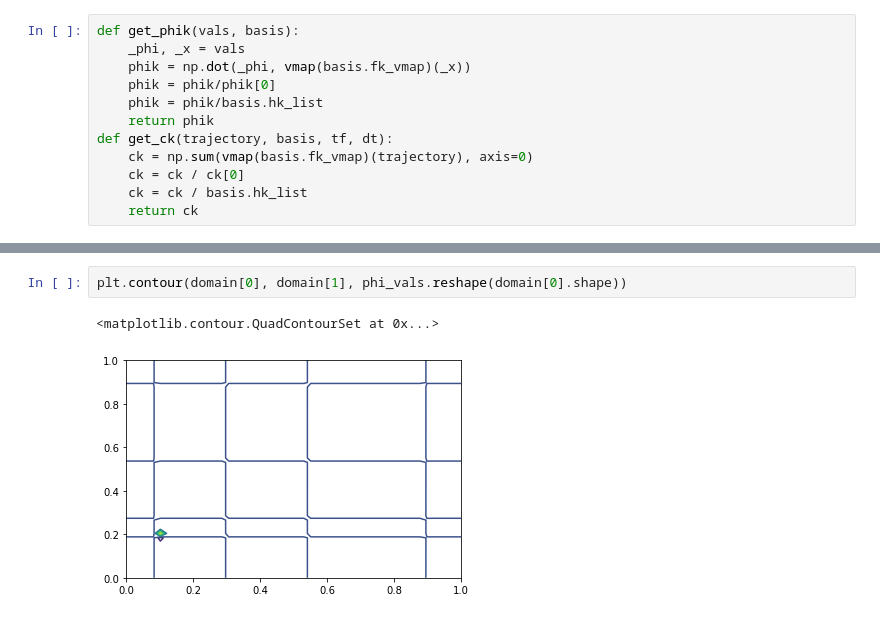
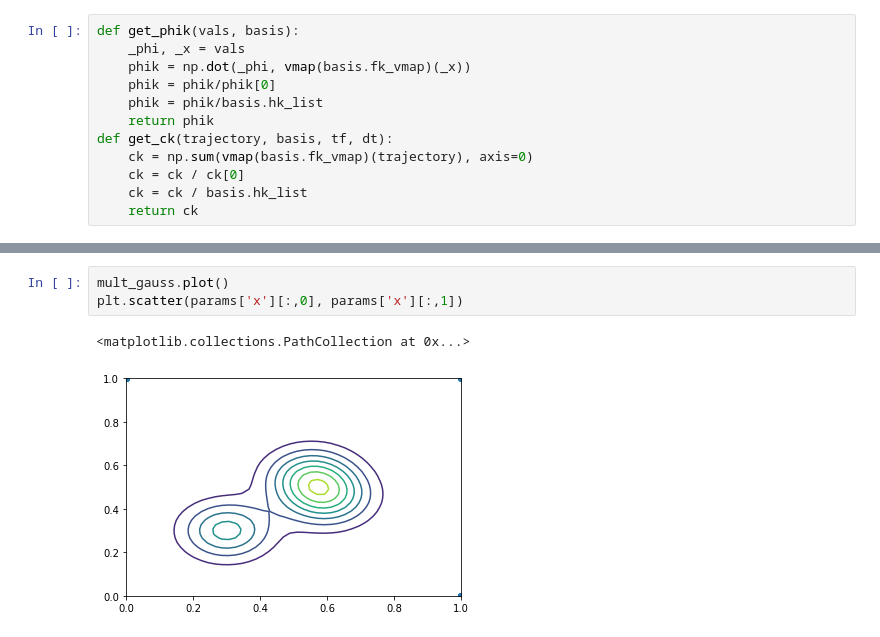
Before and after one commit to ialab-yale/time_optimal_ergodic_search, a Jupyter notebook: experiments/ergodic_bounds/__tests__.ipynb, the cells around one changed output, grey strips where cells are left out. Drawn from its saved outputs; the diff is of its cells as text.

```diff
--- a/experiments/ergodic_bounds/__tests__.ipynb
+++ b/experiments/ergodic_bounds/__tests__.ipynb
@@ -430,5 +190,6 @@ phi_vals = recon_from_fourier(ck1, basis, basis.k_list, x_vals)
-# %%
-plt.contour(domain[0], domain[1], phi_vals.reshape(domain[0].shape))
-# %% [output]
-<matplotlib.contour.QuadContourSet at 0x...>
-[figure, removed]
+# %%
+mult_gauss.plot()
+plt.scatter(params['x'][:,0], params['x'][:,1])
+# %% [output]
+<matplotlib.collections.PathCollection at 0x...>
+[figure, added]
```
Also changed, not shown: parts of 44 cells of this notebook, 4 other files.
